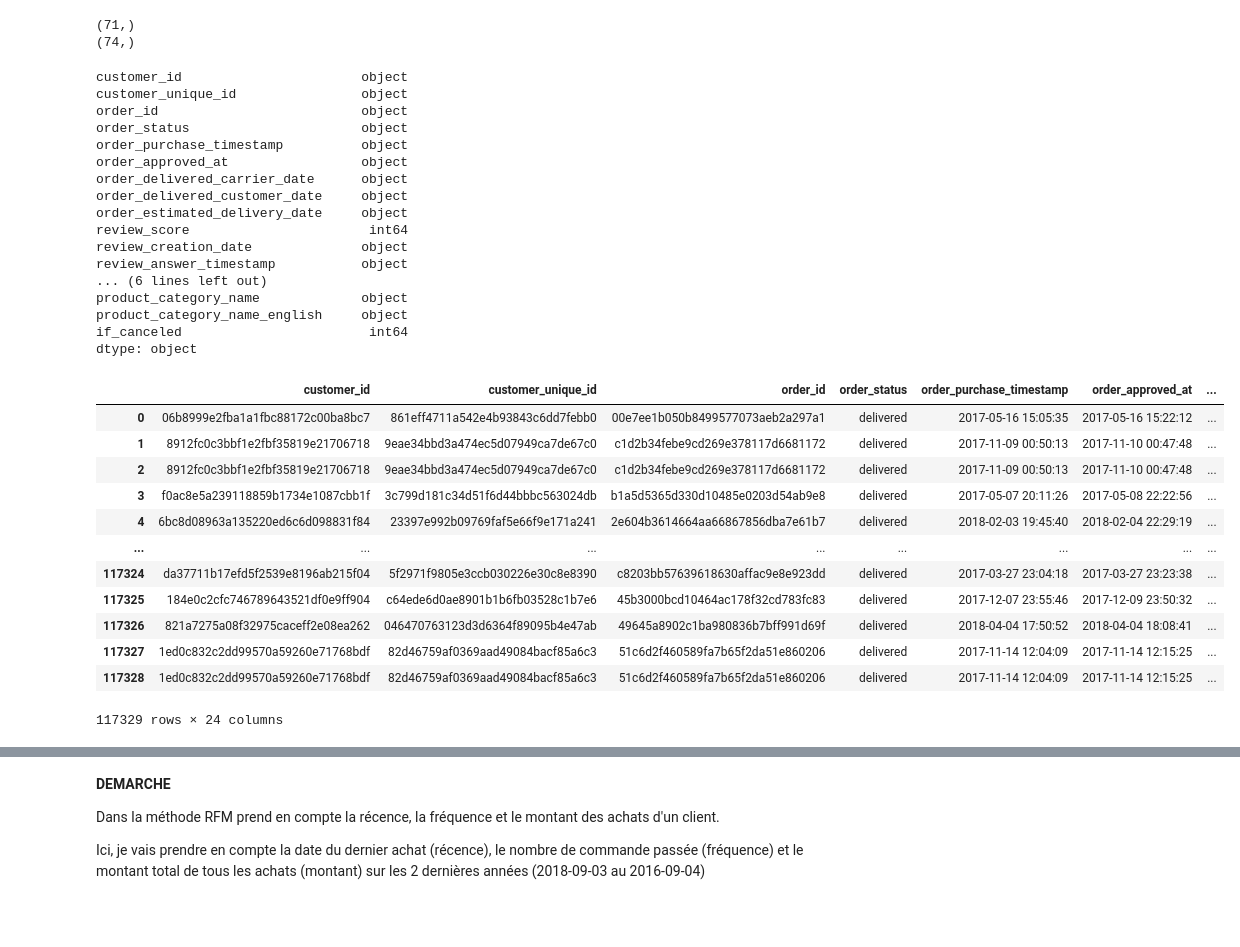
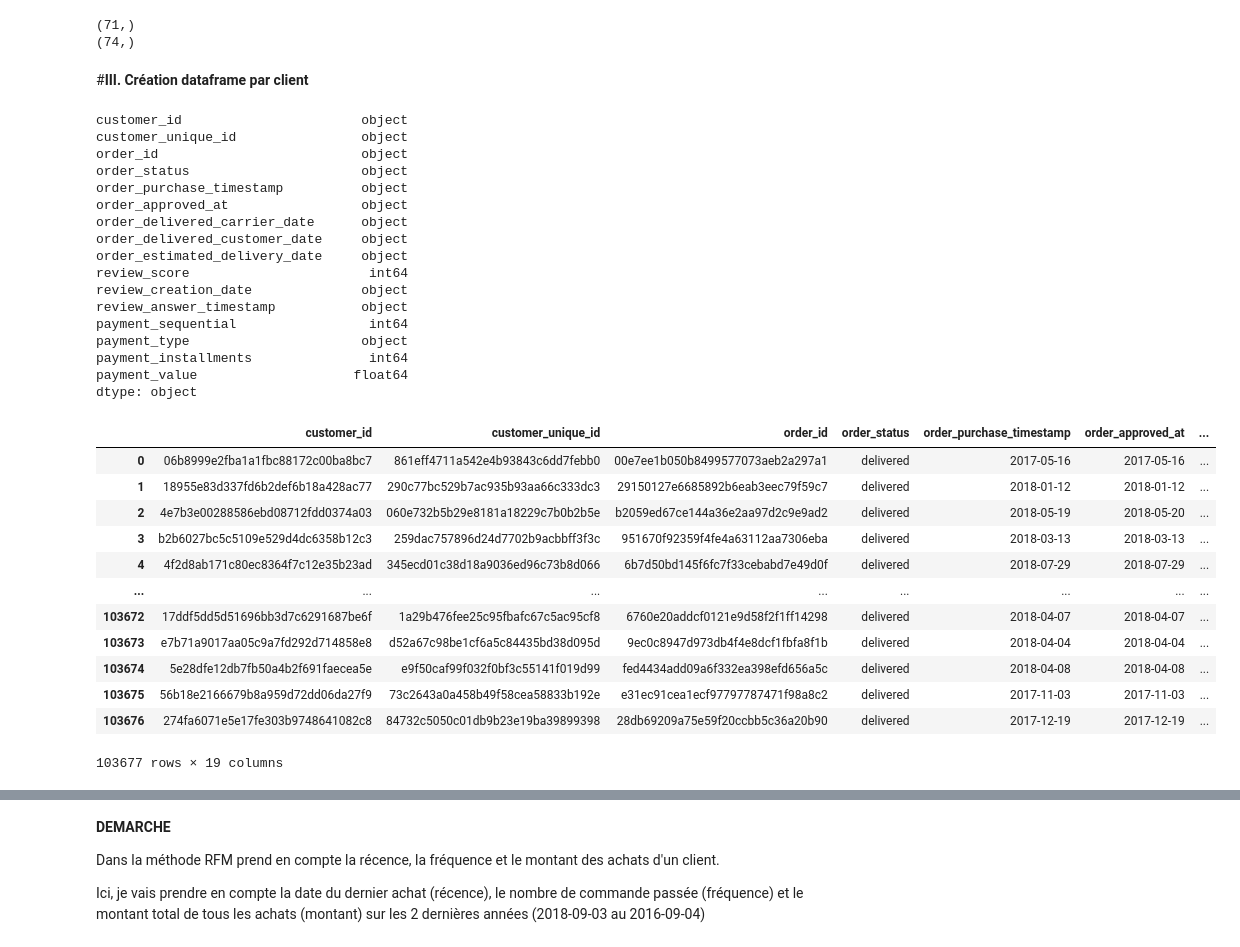
Before and after one commit to helenatong/oc_p5_Segmentez_des_clients_d_un_site_e-commerce, a Jupyter notebook: exploration.ipynb, the cells around one changed output, grey strips where cells are left out. Saved outputs shown, nothing was run; the diff lists cells and outputs as text; code cells hidden in the pictures; blank space fills up the shorter version.

```diff
--- a/exploration.ipynb
+++ b/exploration.ipynb
@@ -143,6 +213,8 @@ print(df_products['product_category_name'].unique().shape)
 # %% [output]
 (71,)
 (74,)
+# %% [markdown]
+#**III. Création dataframe par client**
 # %%
 # créer le dataframe commun
 mask = ['customer_id', 'customer_unique_id']
@@ -155,13 +227,13 @@ df = df.merge(df_order_reviews[mask], on = ['order_id'], how = 'inner')
 
 df = df.merge(df_order_pymts, on = ['order_id'], how = 'inner')
 
-mask = ['order_id', 'order_item_id', 'product_id']
-df = df.merge(df_order_items[mask], on = ['order_id'], how = 'inner')
+# mask = ['order_id', 'order_item_id', 'product_id']
+# df = df.merge(df_order_items[mask], on = ['order_id'], how = 'inner')
 
-mask = ['product_id', 'product_category_name']
-df = df.merge(df_products[mask], on = ['product_id'], how = 'inner')
+# mask = ['product_id', 'product_category_name']
+# df = df.merge(df_products[mask], on = ['product_id'], how = 'inner')
 
-df = df.merge(df_translation, on = ['product_category_name'], how = 'left') #s'il manque des traductions
+# df = df.merge(df_translation, on = ['product_category_name'], how = 'left') #s'il manque des traductions
 # %%
 df.dtypes
 # %% [output]
@@ -177,34 +249,41 @@ order_estimated_delivery_date     object
 review_score                       int64
 review_creation_date              object
 review_answer_timestamp           object
-... (6 lines left out)
-product_category_name             object
-product_category_name_english     object
-if_canceled                        int64
+payment_sequential                 int64
+payment_type                      object
+payment_installments               int64
+payment_value                    float64
 dtype: object
+# %%
+# convertir les dates et conserver uniquement l'année, le mois et le jour
+date_variables = ['order_purchase_timestamp', 'order_approved_at', 'order_delivered_carrier_date', 'order_delivered_customer_date', 'order_estimated_delivery_date', 'review_creation_date', 'review_answer_timestamp']
+
+for var in date_variables:
+  df[var] = pd.to_datetime(df[var], format='%Y-%m-%d %H:%M:%S')
+  df[var] = df[var].dt.date
 # %%
 df['order_status'].value_counts
 df['order_is_canceled'] = df['order_status'].apply(lambda x: 1 if x == 'canceled' else 0)
 
 df['order_delivered_customer_date'] = pd.to_datetime(df['order_delivered_customer_date'])
 df['order_estimated_delivery_date'] = pd.to_datetime(df['order_estimated_delivery_date'])
 
-df['date_diff'] = (df['order_estimated_delivery_date'] - df['order_delivered_customer_date']).dt.days
-df['delivered_late'] = df['date_diff'].apply(lambda x: 1 if x < 0 else 0)
+df['nb_days_delivery_delay'] = (df['order_estimated_delivery_date'] - df['order_delivered_customer_date']).dt.days
+df['delivered_late'] = df['nb_days_delivery_delay'].apply(lambda x: 1 if x < 0 else 0)
 df
 # %% [output]
 |  | customer_id | customer_unique_id | order_id | order_status | order_purchase_timestamp | order_approved_at | ... |
-| 0 | 06b8999e2fba1a1fbc88172c00ba8bc7 | 861eff4711a542e4b93843c6dd7febb0 | 00e7ee1b050b8499577073aeb2a297a1 | delivered | 2017-05-16 15:05:35 | 2017-05-16 15:22:12 | ... |
-| 1 | 8912fc0c3bbf1e2fbf35819e21706718 | 9eae34bbd3a474ec5d07949ca7de67c0 | c1d2b34febe9cd269e378117d6681172 | delivered | 2017-11-09 00:50:13 | 2017-11-10 00:47:48 | ... |
-| 2 | 8912fc0c3bbf1e2fbf35819e21706718 | 9eae34bbd3a474ec5d07949ca7de67c0 | c1d2b34febe9cd269e378117d6681172 | delivered | 2017-11-09 00:50:13 | 2017-11-10 00:47:48 | ... |
-| 3 | f0ac8e5a239118859b1734e1087cbb1f | 3c799d181c34d51f6d44bbbc563024db | b1a5d5365d330d10485e0203d54ab9e8 | delivered | 2017-05-07 20:11:26 | 2017-05-08 22:22:56 | ... |
-| 4 | 6bc8d08963a135220ed6c6d098831f84 | 23397e992b09769faf5e66f9e171a241 | 2e604b3614664aa66867856dba7e61b7 | delivered | 2018-02-03 19:45:40 | 2018-02-04 22:29:19 | ... |
+| 0 | 06b8999e2fba1a1fbc88172c00ba8bc7 | 861eff4711a542e4b93843c6dd7febb0 | 00e7ee1b050b8499577073aeb2a297a1 | delivered | 2017-05-16 | 2017-05-16 | ... |
+| 1 | 18955e83d337fd6b2def6b18a428ac77 | 290c77bc529b7ac935b93aa66c333dc3 | 29150127e6685892b6eab3eec79f59c7 | delivered | 2018-01-12 | 2018-01-12 | ... |
+| 2 | 4e7b3e00288586ebd08712fdd0374a03 | 060e732b5b29e8181a18229c7b0b2b5e | b2059ed67ce144a36e2aa97d2c9e9ad2 | delivered | 2018-05-19 | 2018-05-20 | ... |
+| 3 | b2b6027bc5c5109e529d4dc6358b12c3 | 259dac757896d24d7702b9acbbff3f3c | 951670f92359f4fe4a63112aa7306eba | delivered | 2018-03-13 | 2018-03-13 | ... |
+| 4 | 4f2d8ab171c80ec8364f7c12e35b23ad | 345ecd01c38d18a9036ed96c73b8d066 | 6b7d50bd145f6fc7f33cebabd7e49d0f | delivered | 2018-07-29 | 2018-07-29 | ... |
 | ... | ... | ... | ... | ... | ... | ... | ... |
-| 117324 | da37711b17efd5f2539e8196ab215f04 | 5f2971f9805e3ccb030226e30c8e8390 | c8203bb57639618630affac9e8e923dd | delivered | 2017-03-27 23:04:18 | 2017-03-27 23:23:38 | ... |
-| 117325 | 184e0c2cfc746789643521df0e9ff904 | c64ede6d0ae8901b1b6fb03528c1b7e6 | 45b3000bcd10464ac178f32cd783fc83 | delivered | 2017-12-07 23:55:46 | 2017-12-09 23:50:32 | ... |
-| 117326 | 821a7275a08f32975caceff2e08ea262 | 046470763123d3d6364f89095b4e47ab | 49645a8902c1ba980836b7bff991d69f | delivered | 2018-04-04 17:50:52 | 2018-04-04 18:08:41 | ... |
-| 117327 | 1ed0c832c2dd99570a59260e71768bdf | 82d46759af0369aad49084bacf85a6c3 | 51c6d2f460589fa7b65f2da51e860206 | delivered | 2017-11-14 12:04:09 | 2017-11-14 12:15:25 | ... |
-| 117328 | 1ed0c832c2dd99570a59260e71768bdf | 82d46759af0369aad49084bacf85a6c3 | 51c6d2f460589fa7b65f2da51e860206 | delivered | 2017-11-14 12:04:09 | 2017-11-14 12:15:25 | ... |
+| 103672 | 17ddf5dd5d51696bb3d7c6291687be6f | 1a29b476fee25c95fbafc67c5ac95cf8 | 6760e20addcf0121e9d58f2f1ff14298 | delivered | 2018-04-07 | 2018-04-07 | ... |
+| 103673 | e7b71a9017aa05c9a7fd292d714858e8 | d52a67c98be1cf6a5c84435bd38d095d | 9ec0c8947d973db4f4e8dcf1fbfa8f1b | delivered | 2018-04-04 | 2018-04-04 | ... |
+| 103674 | 5e28dfe12db7fb50a4b2f691faecea5e | e9f50caf99f032f0bf3c55141f019d99 | fed4434add09a6f332ea398efd656a5c | delivered | 2018-04-08 | 2018-04-08 | ... |
+| 103675 | 56b18e2166679b8a959d72dd06da27f9 | 73c2643a0a458b49f58cea58833b192e | e31ec91cea1ecf97797787471f98a8c2 | delivered | 2017-11-03 | 2017-11-03 | ... |
+| 103676 | 274fa6071e5e17fe303b9748641082c8 | 84732c5050c01db9b23e19ba39899398 | 28db69209a75e59f20ccbb5c36a20b90 | delivered | 2017-12-19 | 2017-12-19 | ... |
-117329 rows × 24 columns
+103677 rows × 19 columns
 # %%
 df
```
Also changed, not shown: parts of 19 cells of this notebook.
